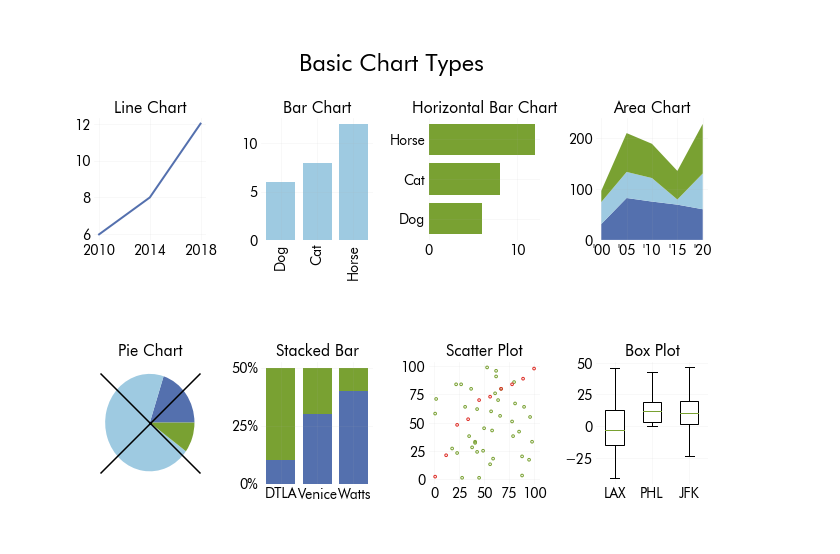
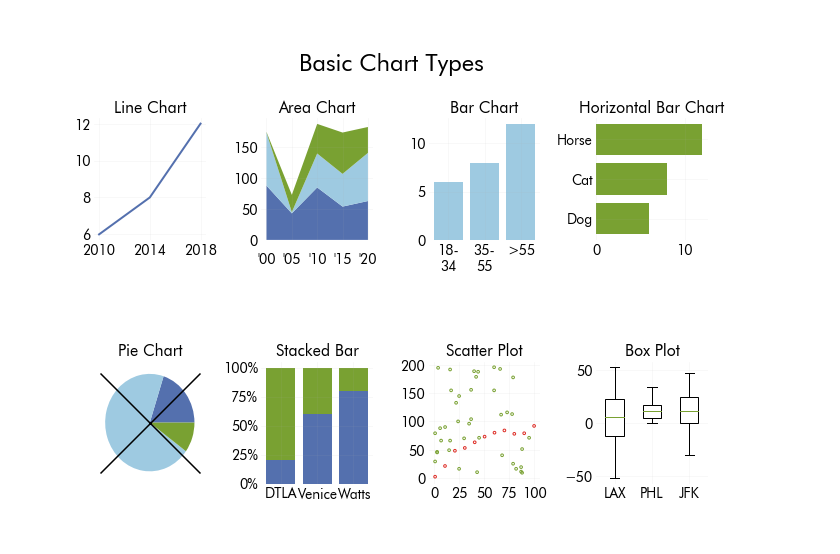
Before and after one commit to igotcharts/charts_and_more_charts, a Jupyter notebook: notebooks/viz_guide.ipynb, the cells around one changed output. Saved outputs shown, nothing was run; the diff lists cells and outputs as text; code cells hidden in the pictures.

Commit message:
updated chart layout and labels

```diff
--- a/notebooks/viz_guide.ipynb
+++ b/notebooks/viz_guide.ipynb
@@ -21,53 +21,59 @@ ax1.plot([1,2,3],[6,8,12],color=c1,linewidth=2)
 ax1.set_xticks([1,2,3])
 ax1.set_xticklabels(["2010","2014","2018"])
 
-ax2 = qualities(2,'Bar Chart')
-ax2.bar([1,2,3],[6,8,12],color=c2)
-ax2.set_xticklabels(['','Dog','Cat','Horse'],rotation=90)
-
-ax3 = qualities(3,'Horizontal Bar Chart')
-ax3.barh([1,2,3],[6,8,12],color=c3)
-ax3.set_yticklabels(['','Dog','Cat','Horse'])
 
 # Basic stacked area chart.
-ax4 = qualities(4,'Area Chart')
+ax2 = qualities(2,'Area Chart')
 x=range(0,5)
 y1=np.random.randint(0,100,size=5)
 y2=np.random.randint(0,100,size=5)
 y3=np.random.randint(0,100,size=5)
 
-ax4.stackplot(x,y1, y2, y3,colors=[c1,c2,c3])
-ax4.set_xticks([x for x in range(0,6,2)])
-ax4.set_xticks(x)
-ax4.set_xticklabels(["'00","'05","'10","'15","'20"])
+ax2.stackplot(x,y1, y2, y3,colors=[c1,c2,c3])
+ax2.set_xticks([x for x in range(0,6,2)])
+ax2.set_xticks(x)
+ax2.set_xticklabels(["'00","'05","'10","'15","'20"],va='center')
+ax2.xaxis.set_tick_params(pad=20)
+
+
+ax3 = qualities(3,'Bar Chart')
+ax3.bar([1,2,3],[6,8,12],color=c2)
+ax3.set_xticklabels(['','18-\n34','35-\n55','>55'])
+
+ax4 = qualities(4,'Horizontal Bar Chart')
+ax4.barh([1,2,3],[6,8,12],color=c3)
+ax4.set_yticklabels(['','Dog','Cat','Horse'])
+
+
 
 ax5 = qualities(5,'Pie Chart')
 ax5.pie([2,7,1],colors=[c1,c2,c3])
 ax5.scatter(0,0,marker='x',s=10000,color='black',zorder=2)
 
 
 ax6 = qualities(6,'Stacked Bar')
 ax6.bar([1,2,3],[2,6,8],color=c1)
 ax6.bar([1,2,3],[8,4,2],bottom=[2,6,8],color=c3)
+ax6.set_yticks([0,2.5,5,7.5,10])
 ax6.set_yticklabels([str(x)+'%' for x in list(range(0,101,25))])
 ax6.set_xticklabels(['','DTLA','Venice','Watts'])
 
 ax7 = qualities(7,'Scatter Plot')
-ax7.scatter(np.random.randint(0,100,size=40),np.random.randint(0,100,size=40),s=7,facecolor='',edgecolor=c3,zorder=2)
-ax7.scatter(np.linspace(1,100,10),[2,21,48,53,70,73,80,84,89,98],s=7,facecolor='',edgecolor='#de2d26',zorder=2,)
+ax7.scatter(np.random.randint(0,100,size=40),np.random.randint(0,200,size=40),s=7,facecolor='',edgecolor=c3,zorder=2)
+ax7.scatter(np.linspace(1,100,11),[2,21,48,53,63,73,80,84,78,79,92],s=7,facecolor='',edgecolor='#de2d26',zorder=2,)
 ax7.set_xticks([0,25,50,75,100])
-ax7.set_yticks([0,25,50,75,100])
+ax7.set_yticks([0,50,100,150,200])
 
 
 ax8 = qualities(8,'Box Plot')
 ax8.boxplot(x=[np.random.normal(scale=20,size=50),np.random.exponential(scale=15,size=70),np.random.normal(loc=12,scale=15,size=100)],patch_artist=True,
             boxprops=dict(facecolor="white"),showfliers=False,
            medianprops = dict(linestyle='-', linewidth=1, color=c3),widths=.5)
 
 ax8.set_xticklabels(['LAX','PHL','JFK'])
 
 os.chdir(outputs)
 plt.savefig('Basic Chart Types',bbox_inches = 'tight', dpi = 300, pad_inches = .25,transparent=True)
 plt.show()
 # %% [output]
-[figure, old version]
+[figure, new version]
```
Also changed, not shown: 1 other file.
